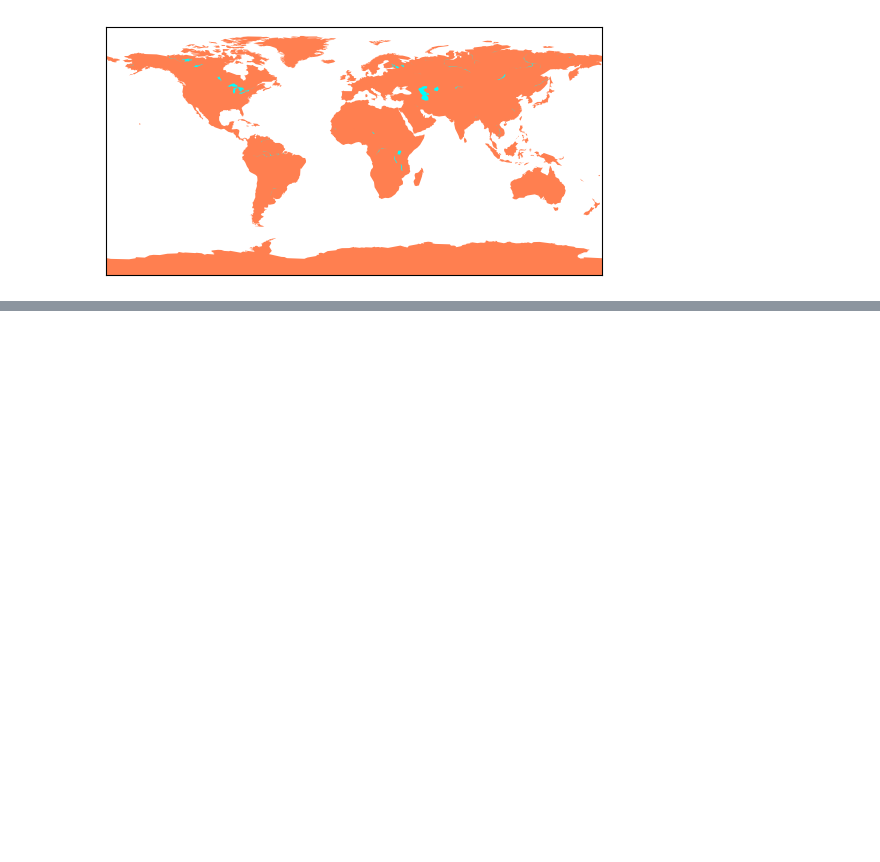
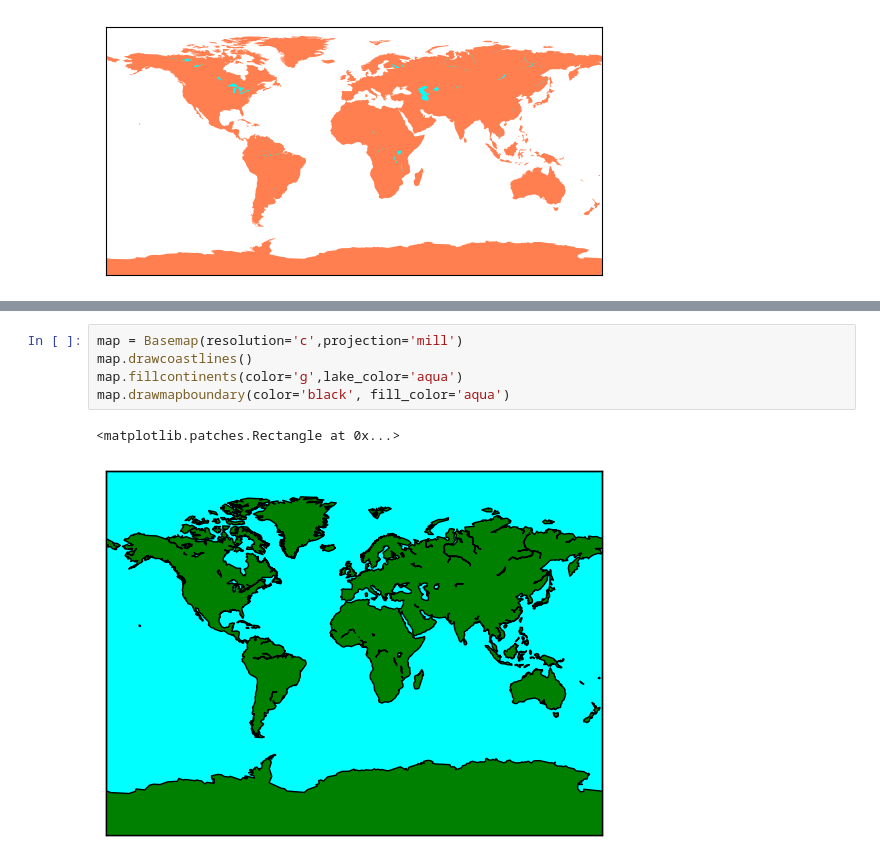
Before and after one commit to HimanshuHeda/Advance_Python, a Jupyter notebook: basemap.ipynb, the cells around one changed output, grey strips where cells are left out. Saved outputs shown, nothing was run; the diff lists cells and outputs as text; blank space fills up the shorter version.

```diff
--- a/basemap.ipynb
+++ b/basemap.ipynb
@@ -36,0 +44,8 @@ map.fillcontinents(color='coral',lake_color='aqua')
+# %%
+map = Basemap(resolution='c',projection='mill')
+map.drawcoastlines()
+map.fillcontinents(color='g',lake_color='aqua')
+map.drawmapboundary(color='black', fill_color='aqua')
+# %% [output]
+<matplotlib.patches.Rectangle at 0x...>
+[figure, added]
```
Also changed, not shown: parts of 8 cells of this notebook, 2 other files.
